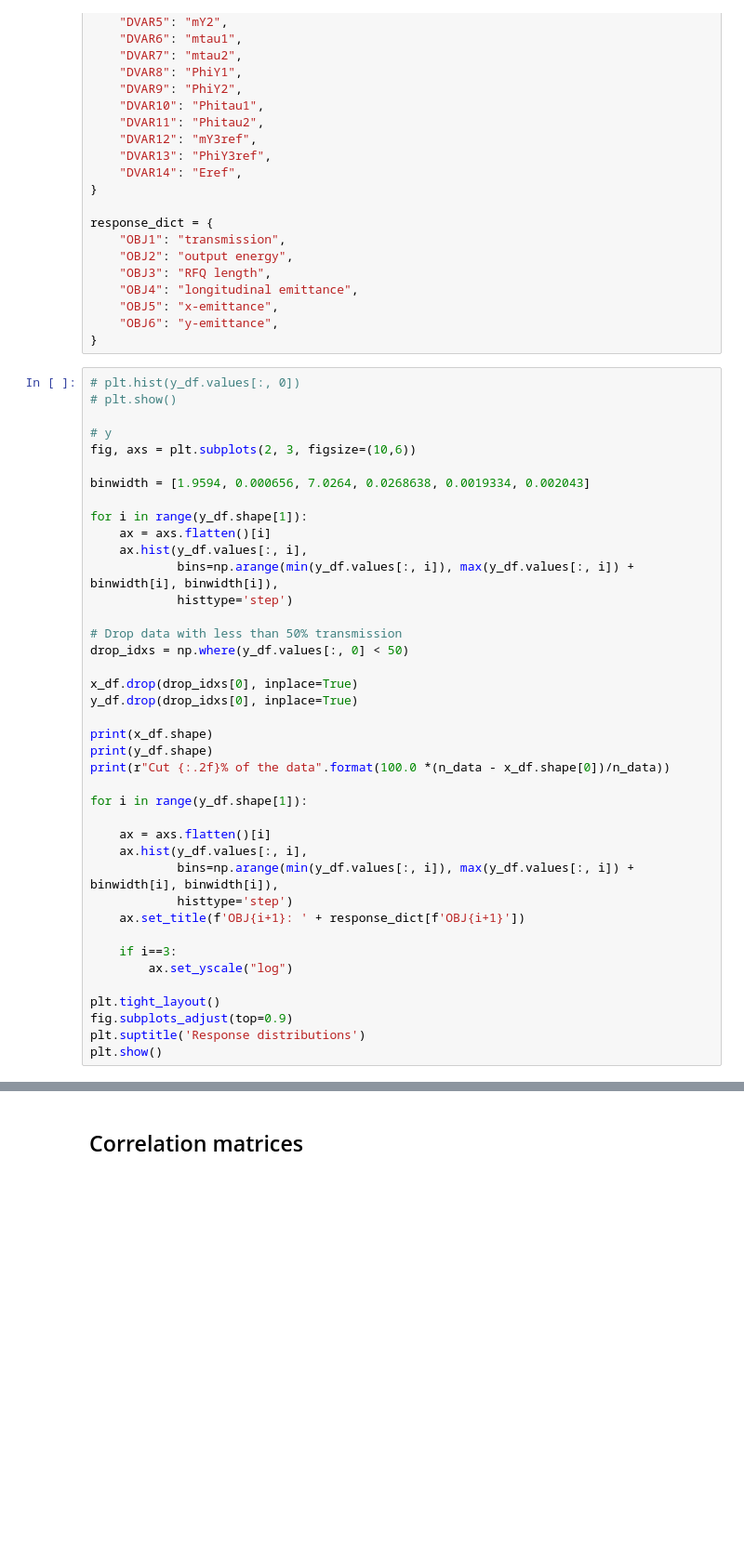
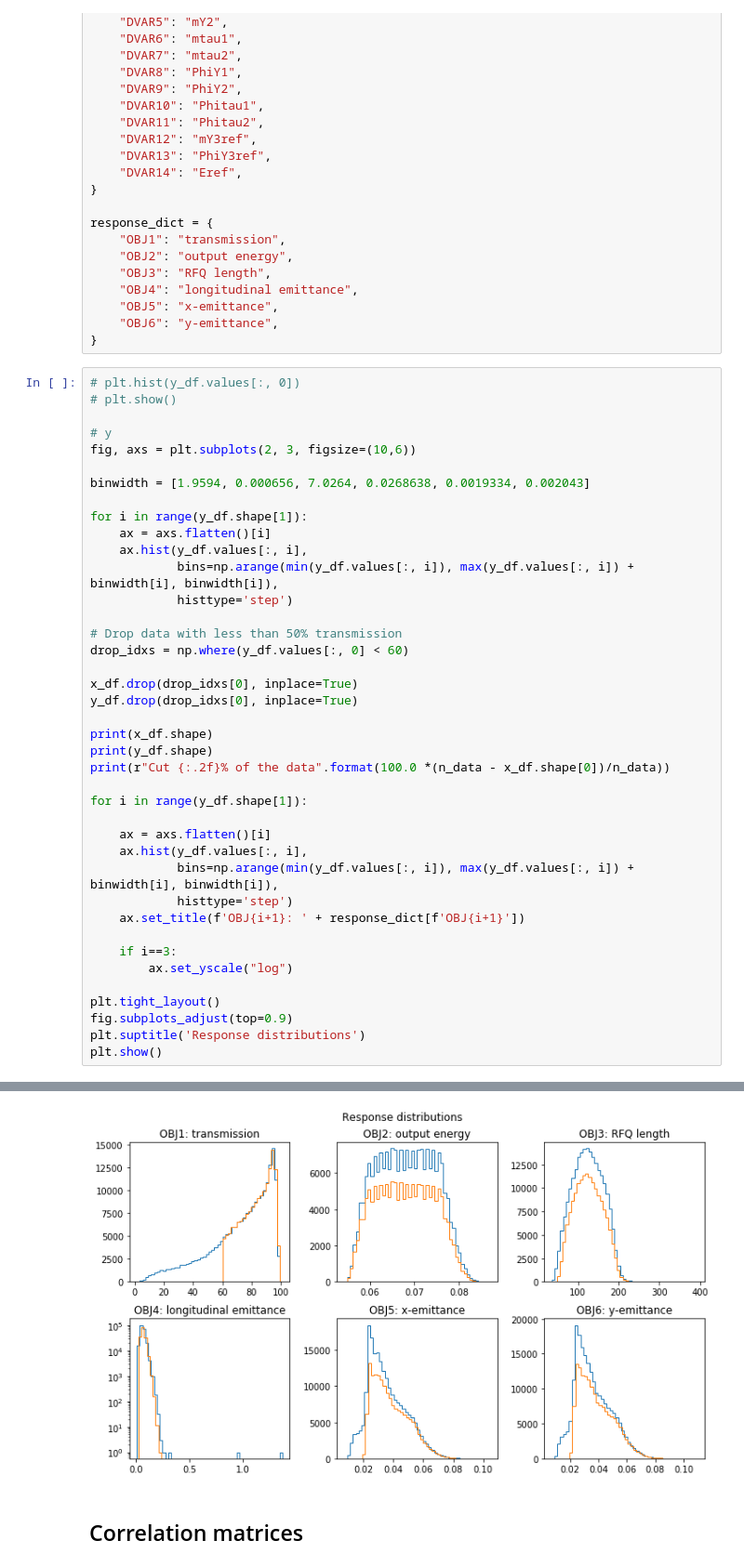
Before and after one commit to joshvillarreal/rfq-nn, a Jupyter notebook: notebooks/input_data_checks.ipynb, the cells around one changed output, grey strips where cells are left out. Shown at 93% size. Drawn from its saved outputs; the diff is of its cells as text; blank space fills up the shorter version.

```diff
--- a/notebooks/input_data_checks.ipynb
+++ b/notebooks/input_data_checks.ipynb
@@ -75,7 +73,7 @@ for i in range(y_df.shape[1]):
             histtype='step')
 
 # Drop data with less than 50% transmission
-drop_idxs = np.where(y_df.values[:, 0] < 50)
+drop_idxs = np.where(y_df.values[:, 0] < 60)
 
 x_df.drop(drop_idxs[0], inplace=True)
 y_df.drop(drop_idxs[0], inplace=True)
@@ -99,3 +97,4 @@ plt.tight_layout()
 fig.subplots_adjust(top=0.9)
 plt.suptitle('Response distributions')
 plt.show()
+# %% [output]
@@ -102,3 +104,4 @@ plt.show()
+[figure, added]
 # %% [markdown]
 ## Correlation matrices
 # %%
```
Also changed, not shown: parts of 14 cells of this notebook, 5 other files.
